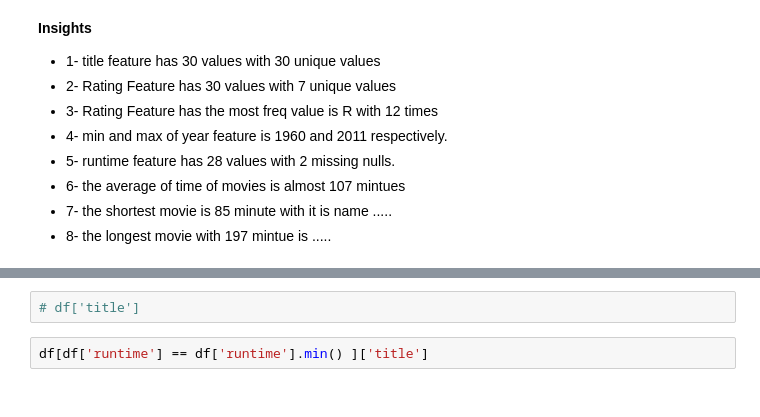
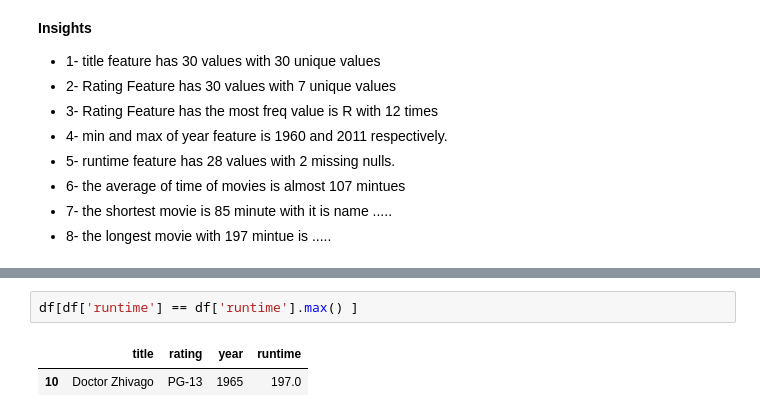
Before and after one commit to Mahmoud-Khorshed-DS-AI/Ai-Group-108, a Jupyter notebook: Session 9/lab_9_Pandas.ipynb, the cells around one changed output, grey strips where cells are left out. Saved outputs shown, nothing was run; the diff lists cells and outputs as text.

```diff
--- a/Session 9/lab_9_Pandas.ipynb
+++ b/Session 9/lab_9_Pandas.ipynb
@@ -276,4 +309,5 @@ df[ df['runtime'] == df['runtime'].min() ]
-# %%
-# df['title']
 # %%
-df[df['runtime'] == df['runtime'].min() ]['title']
+df[df['runtime'] == df['runtime'].max() ]
+# %% [output]
+|  | title | rating | year | runtime |
+| 10 | Doctor Zhivago | PG-13 | 1965 | 197.0 |
```
Also changed, not shown: parts of 21 cells of this notebook, 6 other files.
